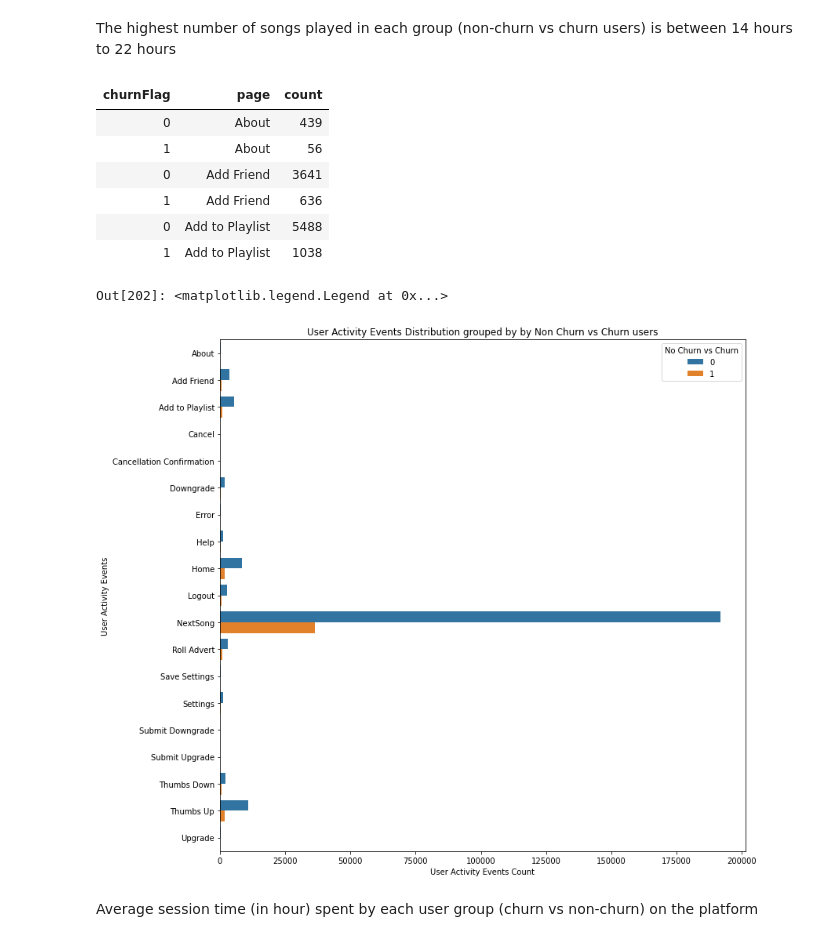
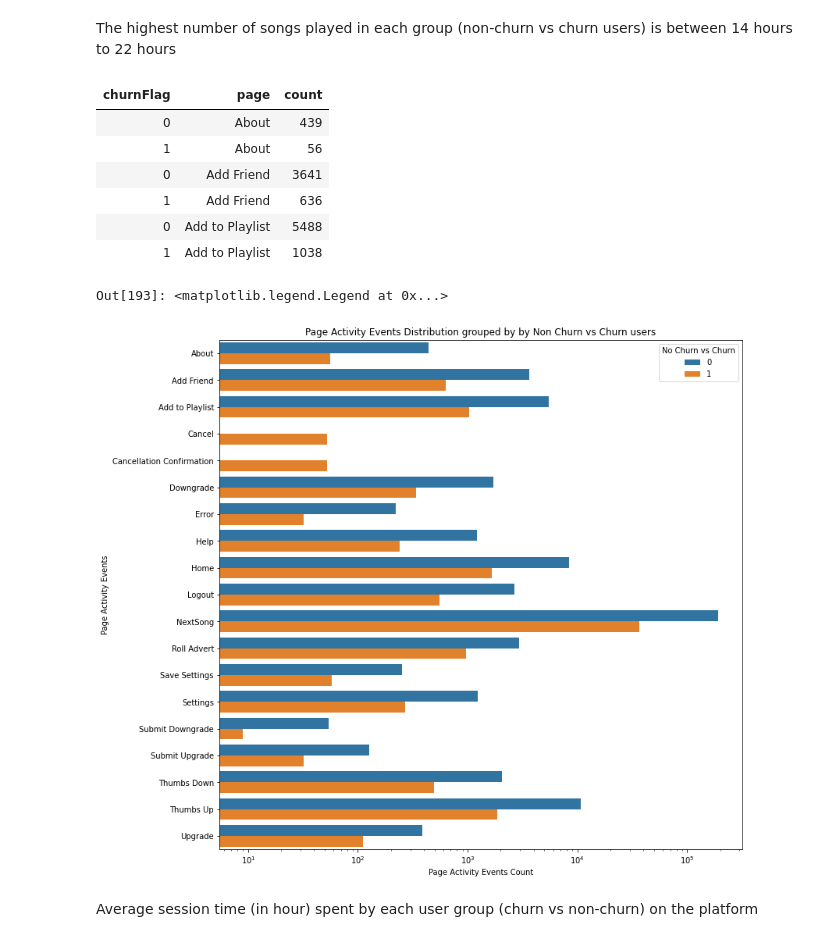
Before and after one commit to thanhta/Sparkify-Churn-Prediction, a Jupyter notebook: Sparkify_Churn.ipynb, the cells around one changed output. Cells and saved outputs as stored; diff of their text form; code cells hidden in the pictures.

Commit message:
Add the Medium post link to README.md and modify Sparkify_Churn.ipynb using log scales in 2 graphs

```diff
--- a/Sparkify_Churn.ipynb
+++ b/Sparkify_Churn.ipynb
@@ -416,24 +416,24 @@ The highest number of songs played in each group (non-churn vs churn users) is b
 # %%
 # User Activity Events Distribution by Non Churn vs Churn Users
 churn_page_df = clean_event_df.groupby('churnFlag','page').agg(count('page').alias('count')).sort("page").toPandas()
 display(churn_page_df.head(6))
 
 plt.figure(figsize=(12,12))
-sns.barplot(data=churn_page_df, x='count', y='page', hue="churnFlag")
-plt.title("User Activity Events Distribution grouped by by Non Churn vs Churn users")
-plt.xlabel("User Activity Events Count")
-plt.ylabel("User Activity Events")
+sns.barplot(data=churn_page_df, x='count', y='page', hue="churnFlag", log=True)
+plt.title("Page Activity Events Distribution grouped by by Non Churn vs Churn users")
+plt.xlabel("Page Activity Events Count")
+plt.ylabel("Page Activity Events")
 plt.legend(title='No Churn vs Churn')
 # %% [output]
 | churnFlag | page | count |
 | 0 | About | 439 |
 | 1 | About | 56 |
 | 0 | Add Friend | 3641 |
 | 1 | Add Friend | 636 |
 | 0 | Add to Playlist | 5488 |
 | 1 | Add to Playlist | 1038 |
-Out[202]: <matplotlib.legend.Legend at 0x...>
+Out[193]: <matplotlib.legend.Legend at 0x...>
-[figure, old version]
+[figure, new version]
 # %% [markdown]
 Average session time (in hour) spent by each user group (churn vs non-churn) on the platform
 # %%
```
Also changed, not shown: parts of 43 cells of this notebook, 1 other file.
